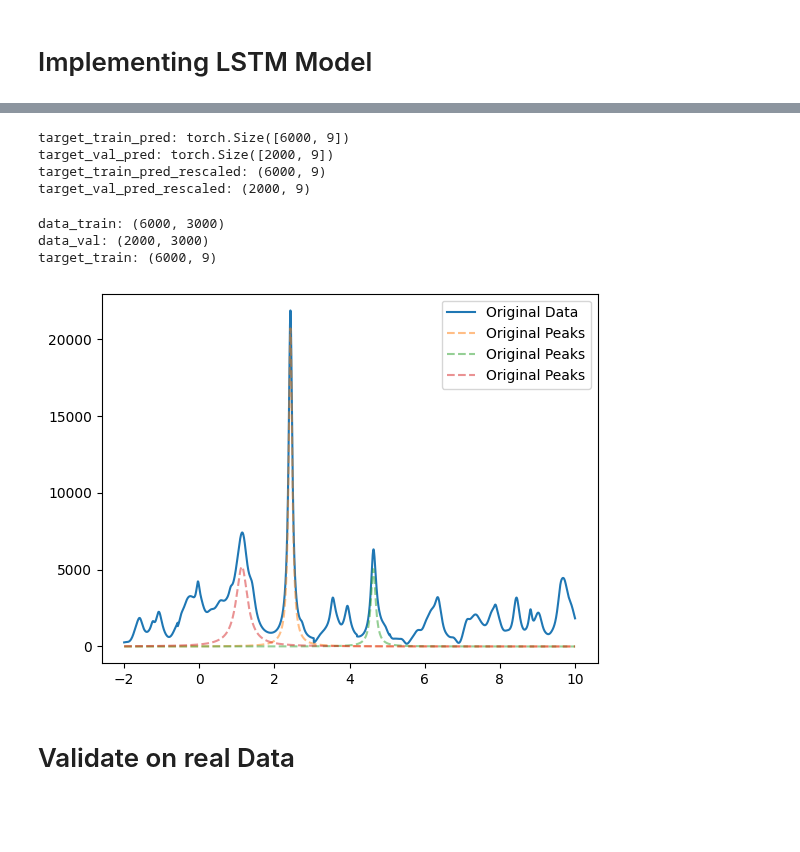
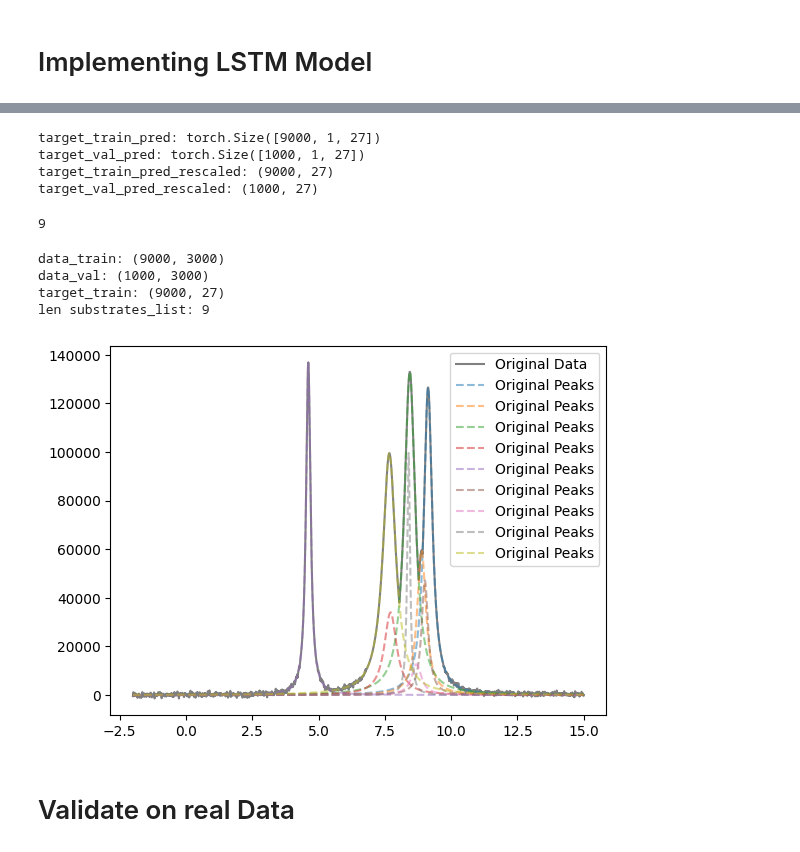
Before and after one commit to RATFIVE/MoinCC-AI4metabolomics, a Jupyter notebook: 03_DeepLearning/ImplementingNeuralNetwork.ipynb, the cells around one changed output, grey strips where cells are left out. Cells and saved outputs as stored; diff of their text form; code cells hidden in the pictures; blank space fills up the shorter version.

```diff
--- a/03_DeepLearning/ImplementingNeuralNetwork.ipynb
+++ b/03_DeepLearning/ImplementingNeuralNetwork.ipynb
@@ -215,7 +92,7 @@ for file in path_list:
 # %%
 for i in range(len(path_list)):
     df = pd.read_csv(path_list[i])
-    df['sum'] = df.iloc[:,1:].sum(axis=1)
+
 
     x = df.iloc[:,0]
     y = df.iloc[:, 1]
@@ -477,11 +332,11 @@ for i in range(df.shape[1]-1):
     plt.plot(df_interpolated.iloc[:, 0], df_interpolated.iloc[:, 1], '-', label='Interpolated Data')
 
 # data_train_tensor & y_train
-pyruvate_list = [2.468, 4.7, 1.2261]
-x_synth, y_synth, x0_parms, gamma_parms, height_parms = generate_random_spectrum(pyruvate_list)
+substrates_list = substrates + metabolites
+x_synth, y_synth, x0_parms, gamma_parms, height_parms = generate_random_spectrum(substrates_list)
 
 
-plt.plot(x_synth, y_synth, label="With Noise")
+#plt.plot(x_synth, y_synth, label="With Noise")
 plt.xlabel('x')
 plt.ylabel('Intensity (a.u.)')
 
@@ -501,8 +356,8 @@ gamma_parms_list = []
 height_parms_list = []
 for i in range(num_samples):
     # data_train_tensor & y_train
-    pyruvate_list = [2.468, 4.7, 1.2261]
-    x, y_noisy, x0_parms, gamma_parms, height_parms = generate_random_spectrum(pyruvate_list)
+    substrates_list = substrates + metabolites
+    x, y_noisy, x0_parms, gamma_parms, height_parms = generate_random_spectrum(substrates_list)
     x_data.append(x)
     y_data.append(y_noisy)
     x0_parms_list.append(x0_parms)
@@ -589,14 +444,11 @@ device = torch.device("cuda" if torch.cuda.is_available() else "cpu")
 
 
 # Aufteilen der Daten in Trainings- und Testsets
-data_train, data_tmp, target_train, target_tmp = train_test_split(data, target,
-                                                    test_size=0.4,
+data_train, data_val, target_train, target_val = train_test_split(data, target,
+                                                    test_size=0.1,
                                                     shuffle=True,
                                                     random_state=1)
-data_val, data_test, target_val, target_test = train_test_split(data_tmp, target_tmp,
-                                                    test_size=0.5,
-                                                    shuffle=True,
-                                                    random_state=1)
+
 
 
 # Skalieren der Daten
@@ -605,21 +457,17 @@ target_scaler = MinMaxScaler()
 
 # Skalieren von data train und test
 data_train_sc = data_scaler.fit_transform(data_train)
-data_test_sc = data_scaler.transform(data_test)
 data_val_sc = data_scaler.transform(data_val)
 
 # Skalieren von target train und test
 target_train_sc = target_scaler.fit_transform(target_train)
-target_test_sc = target_scaler.transform(target_test)
 target_val_sc = target_scaler.transform(target_val)
 
 
 # Konvertieren in Tensoren
 data_train_tensor = torch.tensor(data_train_sc, dtype=torch.float32)
-data_test_tensor = torch.tensor(data_test_sc, dtype=torch.float32)
 data_val_tensor = torch.tensor(data_val_sc, dtype=torch.float32)
 target_train_tensor = torch.tensor(target_train_sc, dtype=torch.float32)
-target_test_tensor = torch.tensor(target_test_sc, dtype=torch.float32)
 target_val_tensor = torch.tensor(target_val_sc, dtype=torch.float32)
 
 
@@ -1025,10 +920,16 @@ print(f'target_train_pred: {target_train_pred.shape}')
 print(f'target_val_pred: {target_val_pred.shape}')
 
 
+# FOR Linear Model
+# Rescale the data
+target_train_pred_rescaled = target_scaler.inverse_transform(target_train_pred.squeeze(1))
+target_val_pred_rescaled = target_scaler.inverse_transform(target_val_pred.squeeze(1))
 
-# Rescale the data
-target_train_pred_rescaled = target_scaler.inverse_transform(target_train_pred)
-target_val_pred_rescaled = target_scaler.inverse_transform(target_val_pred)
+
+#for LSTM
+# # Rescale the data
+# target_train_pred_rescaled = target_scaler.inverse_transform(target_train_pred)
+# target_val_pred_rescaled = target_scaler.inverse_transform(target_val_pred)
 
 # Reshape the data
 target_train_pred = target_train_pred_rescaled.reshape(target_train_pred_rescaled.shape[0], -1)
@@ -1040,59 +941,66 @@ target_val_pred = target_val_pred_rescaled.reshape(target_val_pred_rescaled.shap
 print(f'target_train_pred_rescaled: {target_train_pred.shape}')
 print(f'target_val_pred_rescaled: {target_val_pred.shape}')
 # %% [output]
-target_train_pred: torch.Size([6000, 9])
-target_val_pred: torch.Size([2000, 9])
-target_train_pred_rescaled: (6000, 9)
-target_val_pred_rescaled: (2000, 9)
+target_train_pred: torch.Size([9000, 1, 27])
+target_val_pred: torch.Size([1000, 1, 27])
+target_train_pred_rescaled: (9000, 27)
+target_val_pred_rescaled: (1000, 27)
+# %%
+print(len(substrates_list))
+# %% [output]
+9
 # %%
 # bring the data back to the cpu
 data_train_tensor = data_train_tensor.to("cpu")
 data_val_tensor = data_val_tensor.to("cpu")
-data_test_tensor = data_test_tensor.to("cpu")
+
 
 target_train_tensor = target_train_tensor.to("cpu")
-target_test_tensor = target_test_tensor.to("cpu")
+
 target_val_tensor = target_val_tensor.to("cpu")
 
 data_train_tensor = data_train_tensor.squeeze(1)
 data_val_tensor = data_val_tensor.squeeze(1)
 # scale the data back
 data_train = data_scaler.inverse_transform(data_train_tensor)
 data_val = data_scaler.inverse_transform(data_val_tensor)
 target_train = target_scaler.inverse_transform(target_train_tensor)
-target_test = target_scaler.inverse_transform(target_test_tensor)
+
 
 print(f'data_train: {data_train.shape}')
 print(f'data_val: {data_val.shape}')
 print(f'target_train: {target_train.shape}')
-#print(f'target_test: {target_test.shape}')
+
+print(f'len substrates_list: {len(substrates_list)}')
 
 
-x0_parms_train, gamma_parms_train, height_parms_train = np.split(target_train, len(pyruvate_list), axis=1)
-x0_parms_test, gamma_parms_test, height_parms_test = np.split(target_test, len(pyruvate_list), axis=1)
+x0_parms_train, gamma_parms_train, height_parms_train = np.split(target_train, 3, axis=1)
+x0_parms_val, gamma_parms_val, height_parms_val = np.split(target_val, 3, axis=1)
 
 
 
-n = 10
+
+n = 4
 x = x_data[n]
 # plot the data
 #plt.plot(x, data_train[n, :], '-', label='Original Data')
 # for x0, gamma, height in zip(x0_parms_train[n], gamma_parms_train[n], height_parms_train[n]):
 #     lorentz = lorentzian(x, x0, gamma, height)
 #     plt.plot(x, lorentz, '--', label='Original Peaks', alpha=0.5)
 
-plt.plot(x, data_test[n, :], '-', label='Original Data')
-for x0, gamma, height in zip(x0_parms_test[n], gamma_parms_test[n], height_parms_test[n]):
+plt.plot(x, data_val[n, :], '-', label='Original Data', color='grey')
+for x0, gamma, height in zip(x0_parms_val[n], gamma_parms_val[n], height_parms_val[n]):
     lorentz = lorentzian(x, x0, gamma, height)
     plt.plot(x, lorentz, '--', label='Original Peaks', alpha=0.5)
 
 plt.legend()
 plt.show()
 # %% [output]
-data_train: (6000, 3000)
-data_val: (2000, 3000)
-target_train: (6000, 9)
+data_train: (9000, 3000)
+data_val: (1000, 3000)
+target_train: (9000, 27)
+len substrates_list: 9
-[figure, old version]
+[figure, new version]
 # %% [markdown]
 # Validate on real Data
 # %%
```
Also changed, not shown: parts of 26 cells of this notebook.
